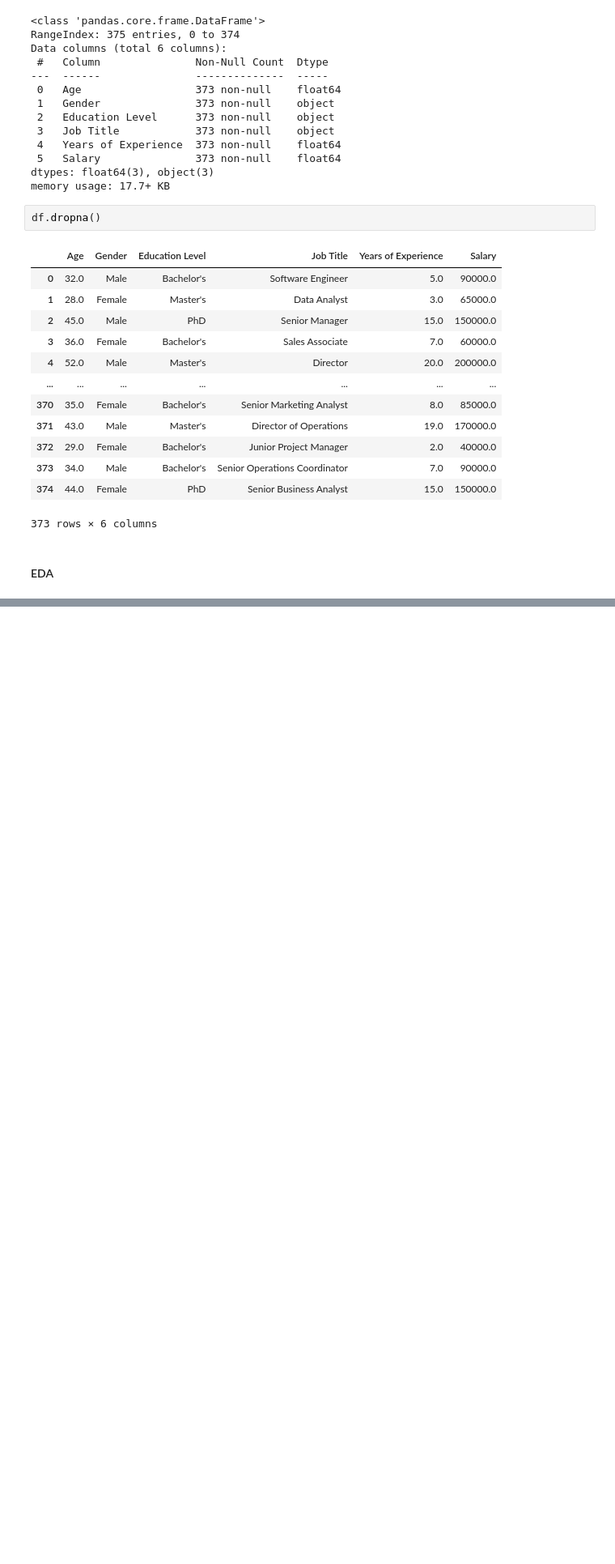
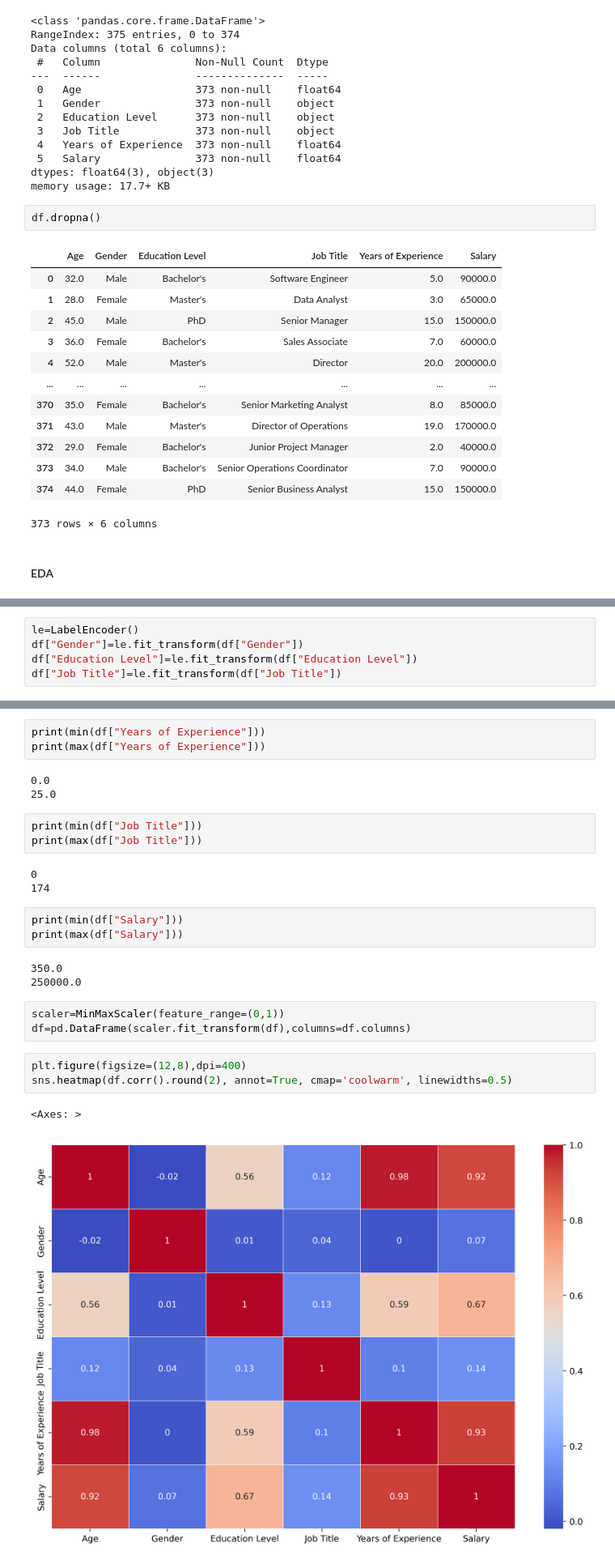
Before and after one commit to dami4290/Portfolio, a Jupyter notebook: Salary Prediction/salarypred.ipynb, the cells around one changed output, grey strips where cells are left out. Shown: that part at 81% size. Saved outputs shown, nothing was run; the diff lists cells and outputs as text; blank space fills up the shorter version.

```diff
--- a/Salary Prediction/salarypred.ipynb
+++ b/Salary Prediction/salarypred.ipynb
@@ -49,0 +54,5 @@ df.dropna()
+# %%
+le=LabelEncoder()
+df["Gender"]=le.fit_transform(df["Gender"])
+df["Education Level"]=le.fit_transform(df["Education Level"])
+df["Job Title"]=le.fit_transform(df["Job Title"])
@@ -55,0 +88,27 @@ ValueError: could not convert string to float: 'Male'
+# %%
+print(min(df["Years of Experience"]))
+print(max(df["Years of Experience"]))
+# %% [output]
+0.0
+25.0
+# %%
+print(min(df["Job Title"]))
+print(max(df["Job Title"]))
+# %% [output]
+0
+174
+# %%
+print(min(df["Salary"]))
+print(max(df["Salary"]))
+# %% [output]
+350.0
+250000.0
+# %%
+scaler=MinMaxScaler(feature_range=(0,1))
+df=pd.DataFrame(scaler.fit_transform(df),columns=df.columns)
+# %%
+plt.figure(figsize=(12,8),dpi=400)
+sns.heatmap(df.corr().round(2), annot=True, cmap='coolwarm', linewidths=0.5)
+# %% [output]
+<Axes: >
+[figure, added]
```
Also changed, not shown: parts of 9 cells of this notebook.
